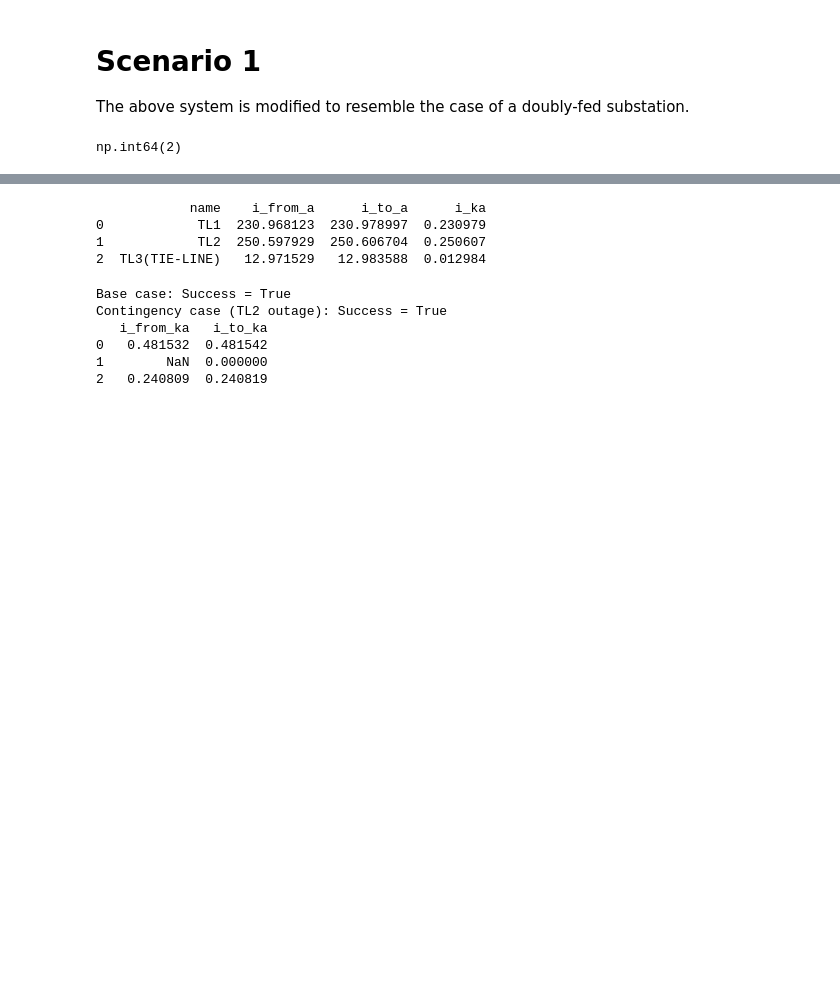
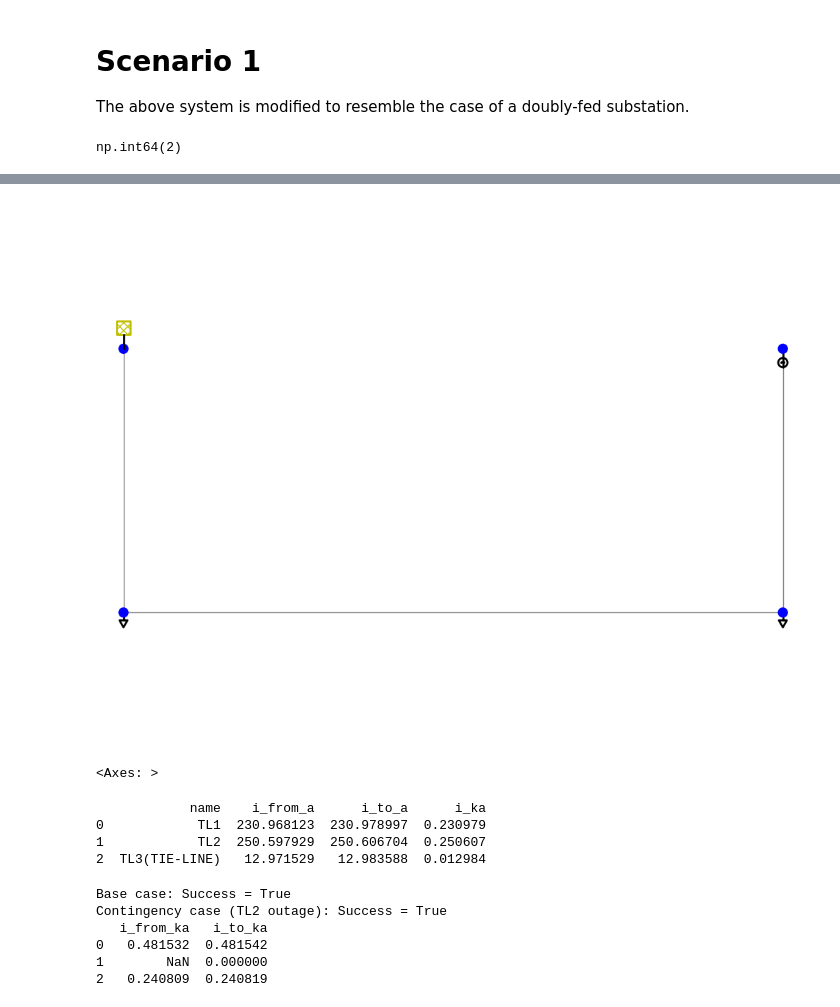
Before and after one commit to shanks847/Field-Investigations, a Jupyter notebook: Dual Service Power Flow Investigation/python/pandapower - three_bus_pf.ipynb, the cells around one changed output, grey strips where cells are left out. Drawn from its saved outputs; the diff is of its cells as text; code cells hidden in the pictures; blank space fills up the shorter version.

```diff
--- a/Dual Service Power Flow Investigation/python/pandapower - three_bus_pf.ipynb
+++ b/Dual Service Power Flow Investigation/python/pandapower - three_bus_pf.ipynb
@@ -195,3 +153,9 @@ net.res_line
+# %%
+from pandapower.plotting import simple_plot
+simple_plot(net,plot_sgens=True,plot_gens=True, plot_loads=True,plot_line_switches=True)
+# %% [output]
+[figure, added]
+<Axes: >
 # %%
 import pandas as pd
 
```
Also changed, not shown: parts of 8 cells of this notebook, 2 other files.
